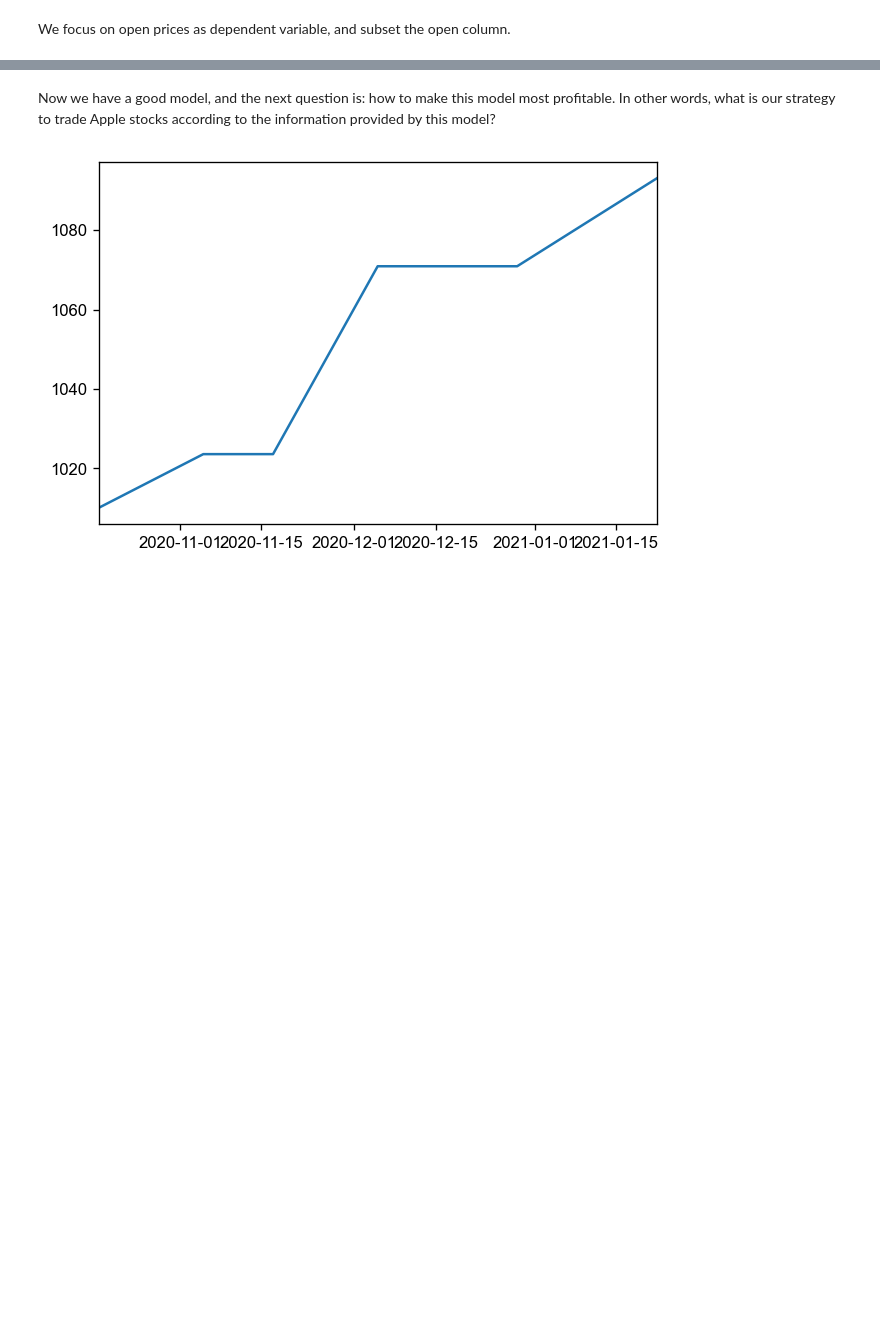
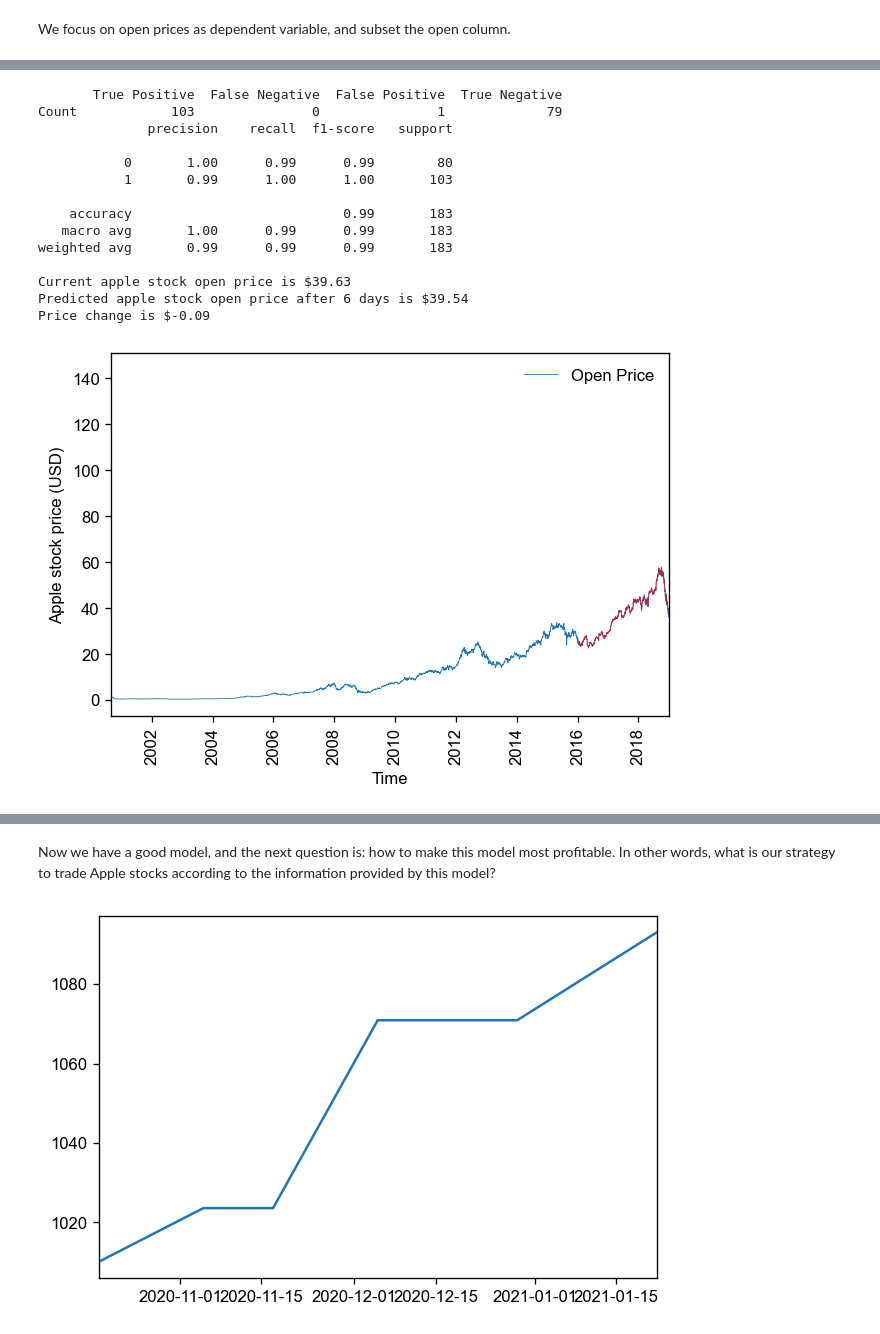
Before and after one commit to corrimare/stock, a Jupyter notebook: apple.ipynb, the cells around one changed output, grey strips where cells are left out. Saved outputs shown, nothing was run; the diff lists cells and outputs as text; code cells hidden in the pictures; blank space fills up the shorter version.

```diff
--- a/apple.ipynb
+++ b/apple.ipynb
@@ -201,0 +205,19 @@ y_test=Y.loc[Y.index>=pd.to_datetime("2019", format='%Y')]
+# %%
+########################################
+# Random search hyperparameter tuning
+########################################
+params_pool=list(set([(np.random.randint(0, 3),
+         np.random.randint(0, 3),
+         np.random.randint(0, 3),
+         np.random.randint(0, 3),
+         np.random.randint(0, 3),
+         np.random.randint(0, 3),
+         np.random.randint(0, 8),
+         np.random.randint(0, 8)) for i in range(10)]))
+params_list=[]
+f1_score=[]
+for params in params_pool:
+    params_list.append(params)
+    f1_score.append(loss(y_train, y_validation, params))
+results=pd.DataFrame({'params': params_list, 'f1_score': f1_score}).sort_values('f1_score', ascending=False)
+results.head()
@@ -337,0 +289,22 @@ Price change is $0.13
+# %%
+########################################
+# Test on the validate set
+########################################
+params=(1, 1, 1, 2, 0, 0, 5, 6)
+_=prediction(Y, y_train, y_validation, params, start_time=Y.index[0])
+# %% [output]
+       True Positive  False Negative  False Positive  True Negative
+Count            103               0               1             79
+              precision    recall  f1-score   support
+
+           0       1.00      0.99      0.99        80
+           1       0.99      1.00      1.00       103
+
+    accuracy                           0.99       183
+   macro avg       1.00      0.99      0.99       183
+weighted avg       0.99      0.99      0.99       183
+
+Current apple stock open price is $39.63
+Predicted apple stock open price after 6 days is $39.54
+Price change is $-0.09
+[figure, added]
```
Also changed, not shown: parts of 29 cells of this notebook.
